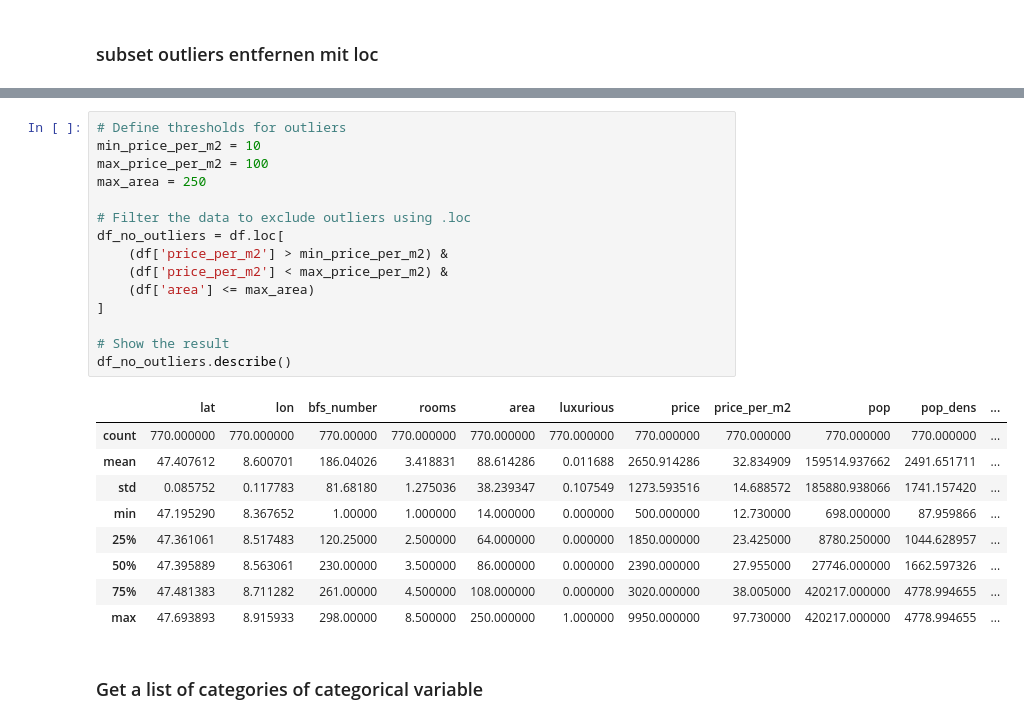
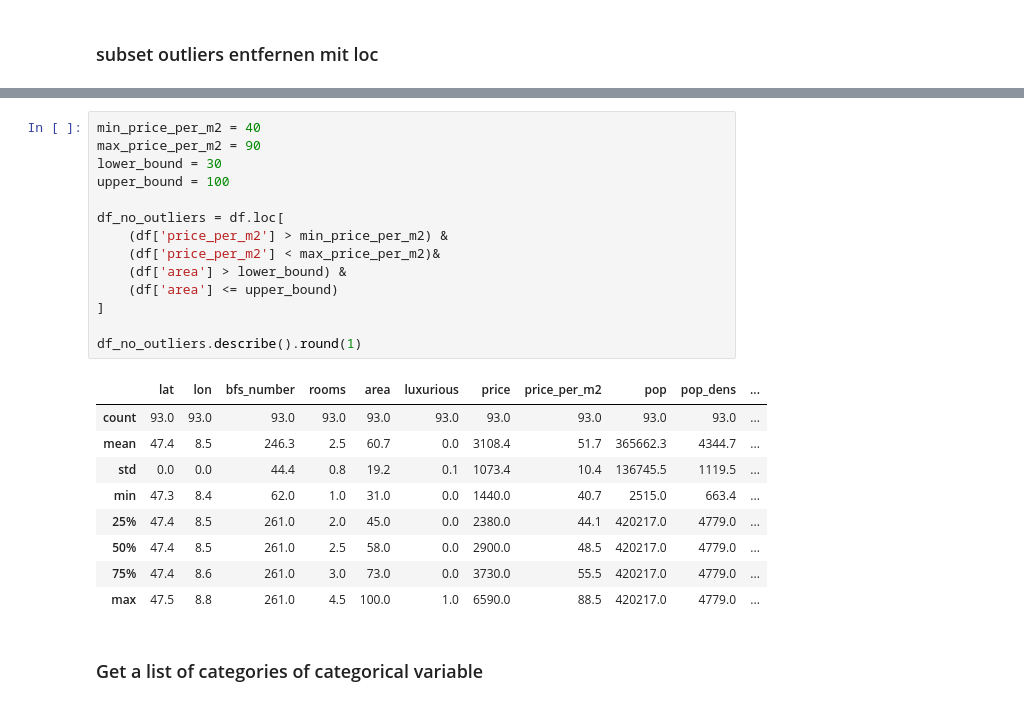
Before and after one commit to kitty365/data_analytics, a Jupyter notebook: Week_04/exploratory_data_analysis_apartment_data.ipynb, the cells around one changed output, grey strips where cells are left out. Drawn from its saved outputs; the diff is of its cells as text.

```diff
--- a/Week_04/exploratory_data_analysis_apartment_data.ipynb
+++ b/Week_04/exploratory_data_analysis_apartment_data.ipynb
@@ -201,28 +233,27 @@ df[df['price_per_m2'] >= 100]
 # %%
-# Define thresholds for outliers
-min_price_per_m2 = 10
-max_price_per_m2 = 100
-max_area = 250
+min_price_per_m2 = 40
+max_price_per_m2 = 90
+lower_bound = 30
+upper_bound = 100
 
-# Filter the data to exclude outliers using .loc
 df_no_outliers = df.loc[
     (df['price_per_m2'] > min_price_per_m2) &
-    (df['price_per_m2'] < max_price_per_m2) &
-    (df['area'] <= max_area)
+    (df['price_per_m2'] < max_price_per_m2)&
+    (df['area'] > lower_bound) &
+    (df['area'] <= upper_bound)
 ]
 
-# Show the result
-df_no_outliers.describe()
+df_no_outliers.describe().round(1)
 # %% [output]
 |  | lat | lon | bfs_number | rooms | area | luxurious | price | price_per_m2 | pop | pop_dens | ... |
-| count | 770.000000 | 770.000000 | 770.00000 | 770.000000 | 770.000000 | 770.000000 | 770.000000 | 770.000000 | 770.000000 | 770.000000 | ... |
-| mean | 47.407612 | 8.600701 | 186.04026 | 3.418831 | 88.614286 | 0.011688 | 2650.914286 | 32.834909 | 159514.937662 | 2491.651711 | ... |
-| std | 0.085752 | 0.117783 | 81.68180 | 1.275036 | 38.239347 | 0.107549 | 1273.593516 | 14.688572 | 185880.938066 | 1741.157420 | ... |
-| min | 47.195290 | 8.367652 | 1.00000 | 1.000000 | 14.000000 | 0.000000 | 500.000000 | 12.730000 | 698.000000 | 87.959866 | ... |
-| 25% | 47.361061 | 8.517483 | 120.25000 | 2.500000 | 64.000000 | 0.000000 | 1850.000000 | 23.425000 | 8780.250000 | 1044.628957 | ... |
-| 50% | 47.395889 | 8.563061 | 230.00000 | 3.500000 | 86.000000 | 0.000000 | 2390.000000 | 27.955000 | 27746.000000 | 1662.597326 | ... |
-| 75% | 47.481383 | 8.711282 | 261.00000 | 4.500000 | 108.000000 | 0.000000 | 3020.000000 | 38.005000 | 420217.000000 | 4778.994655 | ... |
-| max | 47.693893 | 8.915933 | 298.00000 | 8.500000 | 250.000000 | 1.000000 | 9950.000000 | 97.730000 | 420217.000000 | 4778.994655 | ... |
+| count | 93.0 | 93.0 | 93.0 | 93.0 | 93.0 | 93.0 | 93.0 | 93.0 | 93.0 | 93.0 | ... |
+| mean | 47.4 | 8.5 | 246.3 | 2.5 | 60.7 | 0.0 | 3108.4 | 51.7 | 365662.3 | 4344.7 | ... |
+| std | 0.0 | 0.0 | 44.4 | 0.8 | 19.2 | 0.1 | 1073.4 | 10.4 | 136745.5 | 1119.5 | ... |
+| min | 47.3 | 8.4 | 62.0 | 1.0 | 31.0 | 0.0 | 1440.0 | 40.7 | 2515.0 | 663.4 | ... |
+| 25% | 47.4 | 8.5 | 261.0 | 2.0 | 45.0 | 0.0 | 2380.0 | 44.1 | 420217.0 | 4779.0 | ... |
+| 50% | 47.4 | 8.5 | 261.0 | 2.5 | 58.0 | 0.0 | 2900.0 | 48.5 | 420217.0 | 4779.0 | ... |
+| 75% | 47.4 | 8.6 | 261.0 | 3.0 | 73.0 | 0.0 | 3730.0 | 55.5 | 420217.0 | 4779.0 | ... |
+| max | 47.5 | 8.8 | 261.0 | 4.5 | 100.0 | 1.0 | 6590.0 | 88.5 | 420217.0 | 4779.0 | ... |
 # %% [markdown]
 ### Get a list of categories of categorical variable
 # %%
```
Also changed, not shown: parts of 5 cells of this notebook, 3 other files.
